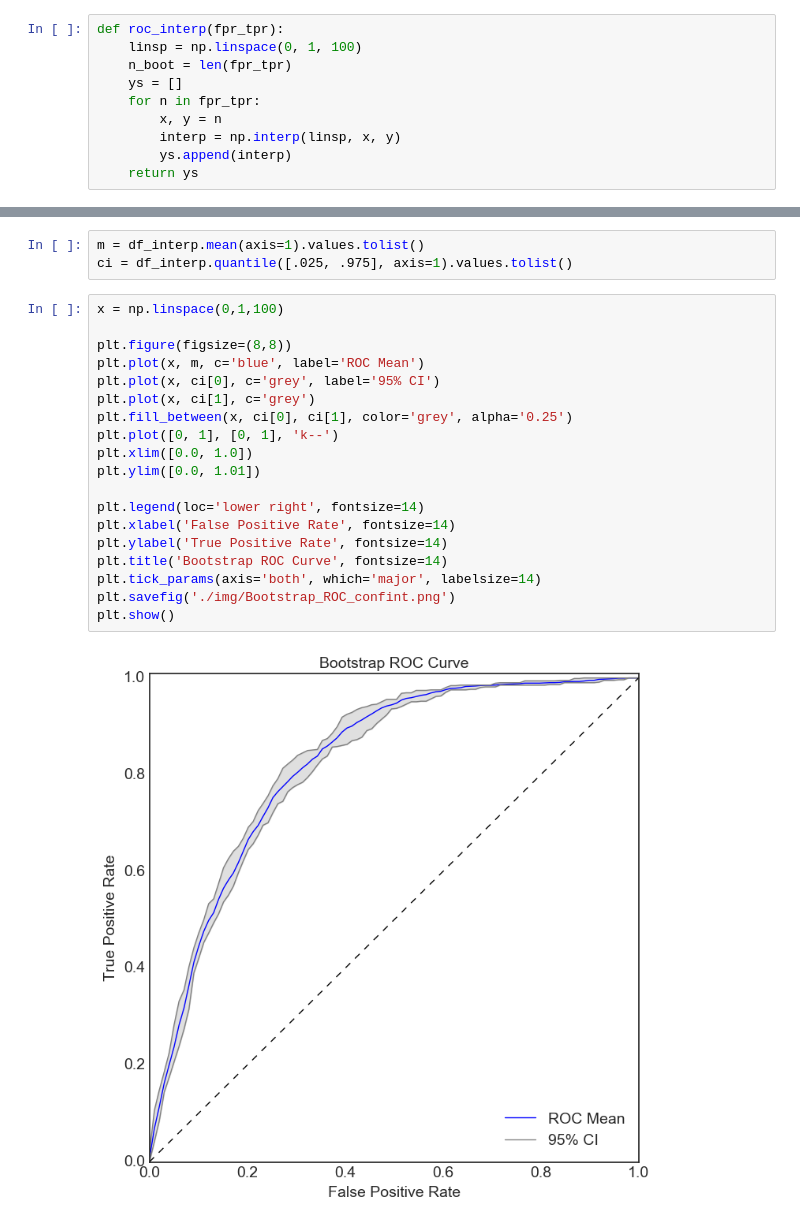
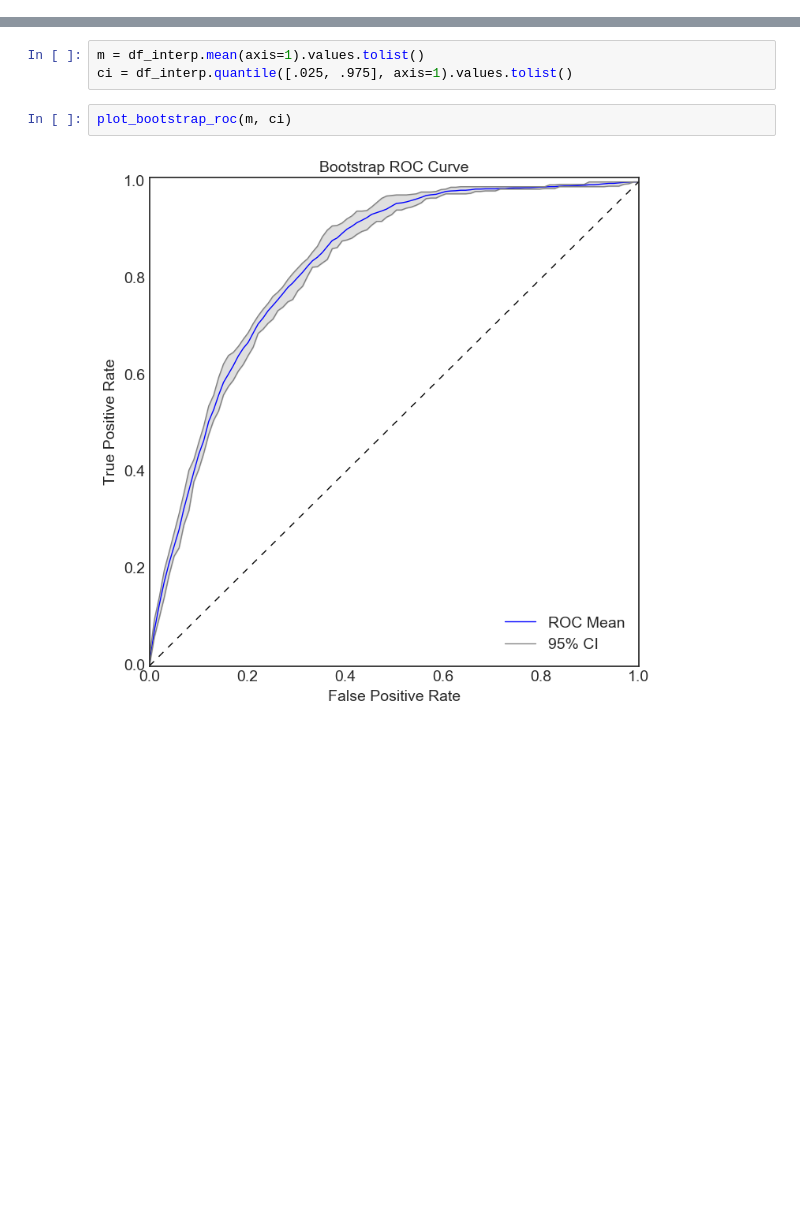
Before and after one commit to semerj/NHANES-diabetes, a Jupyter notebook: NHANES.ipynb, the cells around one changed output, grey strips where cells are left out. Cells and saved outputs as stored; diff of their text form; blank space fills up the shorter version.

```diff
--- a/NHANES.ipynb
+++ b/NHANES.ipynb
@@ -488,16 +334,6 @@ results = bootstrap_model(
     10,   # change the number of bootstraps here
     0.5
 )
-# %%
-def roc_interp(fpr_tpr):
-    linsp = np.linspace(0, 1, 100)
-    n_boot = len(fpr_tpr)
-    ys = []
-    for n in fpr_tpr:
-        x, y = n
-        interp = np.interp(linsp, x, y)
-        ys.append(interp)
-    return ys
 # %%
 total_auc = []
 for r in results['fpr_tpr']:
@@ -521,24 +357,7 @@ df_interp = pd.DataFrame(roc_interp(results['fpr_tpr'])).T
 # %%
 m = df_interp.mean(axis=1).values.tolist()
 ci = df_interp.quantile([.025, .975], axis=1).values.tolist()
-# %%
-x = np.linspace(0,1,100)
-
-plt.figure(figsize=(8,8))
-plt.plot(x, m, c='blue', label='ROC Mean')
-plt.plot(x, ci[0], c='grey', label='95% CI')
-plt.plot(x, ci[1], c='grey')
-plt.fill_between(x, ci[0], ci[1], color='grey', alpha='0.25')
-plt.plot([0, 1], [0, 1], 'k--')
-plt.xlim([0.0, 1.0])
-plt.ylim([0.0, 1.01])
-
-plt.legend(loc='lower right', fontsize=14)
-plt.xlabel('False Positive Rate', fontsize=14)
-plt.ylabel('True Positive Rate', fontsize=14)
-plt.title('Bootstrap ROC Curve', fontsize=14)
-plt.tick_params(axis='both', which='major', labelsize=14)
-plt.savefig('./img/Bootstrap_ROC_confint.png')
-plt.show()
-# %% [output]
-[figure, removed]
+# %%
+plot_bootstrap_roc(m, ci)
+# %% [output]
+[figure, added]
```
Also changed, not shown: parts of 24 cells of this notebook.
